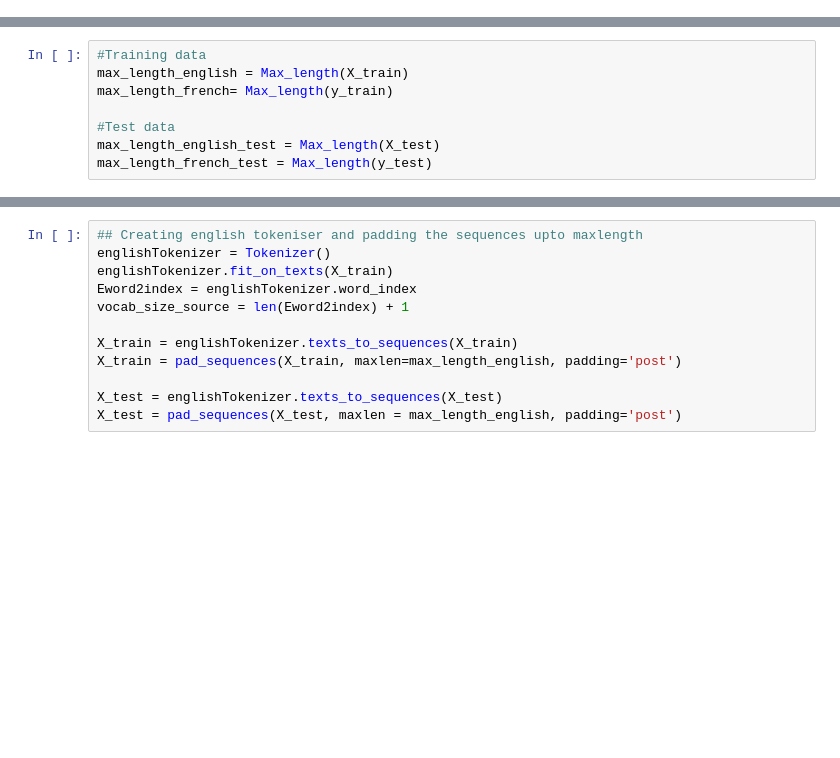
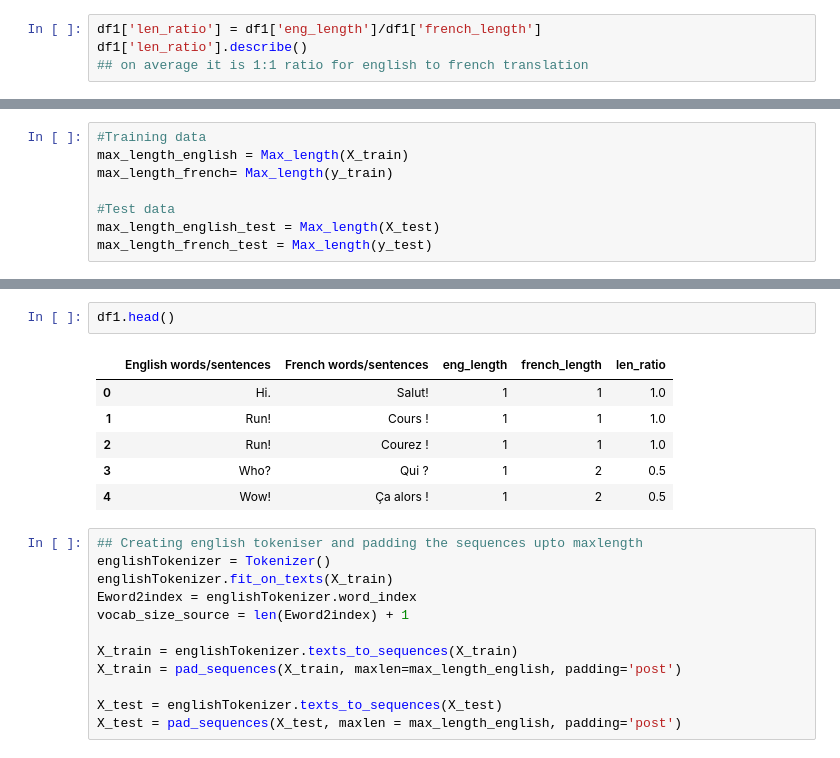
Before and after one commit to poojamahajan0712/Data-Science-Portfolio, a Jupyter notebook: Natural Language Processing/English to French Translator/MachineTranslation.ipynb, the cells around one changed output, grey strips where cells are left out. Saved outputs shown, nothing was run; the diff lists cells and outputs as text; blank space fills up the shorter version.

```diff
--- a/Natural Language Processing/English to French Translator/MachineTranslation.ipynb
+++ b/Natural Language Processing/English to French Translator/MachineTranslation.ipynb
@@ -68,0 +102,4 @@ eng_text[1],french_text[1] ## space before ! is encoded as \u202f
+# %%
+df1['len_ratio'] = df1['eng_length']/df1['french_length']
+df1['len_ratio'].describe()
+## on average it is 1:1 ratio for english to french translation
@@ -104,3 +152,12 @@ max_length_english,max_length_french,max_length_english_test,max_length_french_t
+# %%
+df1.head()
+# %% [output]
+|  | English words/sentences | French words/sentences | eng_length | french_length | len_ratio |
+| 0 | Hi. | Salut! | 1 | 1 | 1.0 |
+| 1 | Run! | Cours ! | 1 | 1 | 1.0 |
+| 2 | Run! | Courez ! | 1 | 1 | 1.0 |
+| 3 | Who? | Qui ? | 1 | 2 | 0.5 |
+| 4 | Wow! | Ça alors ! | 1 | 2 | 0.5 |
 # %%
 ## Creating english tokeniser and padding the sequences upto maxlength
 englishTokenizer = Tokenizer()
```
Also changed, not shown: parts of 30 cells of this notebook.
